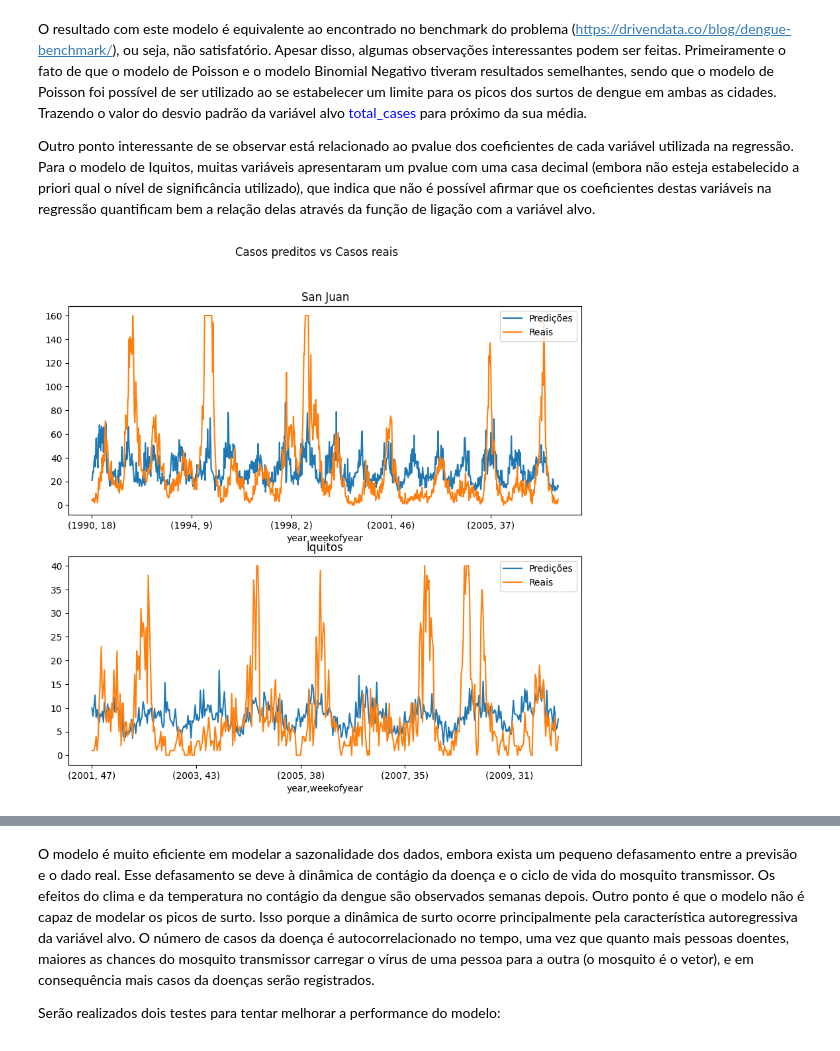
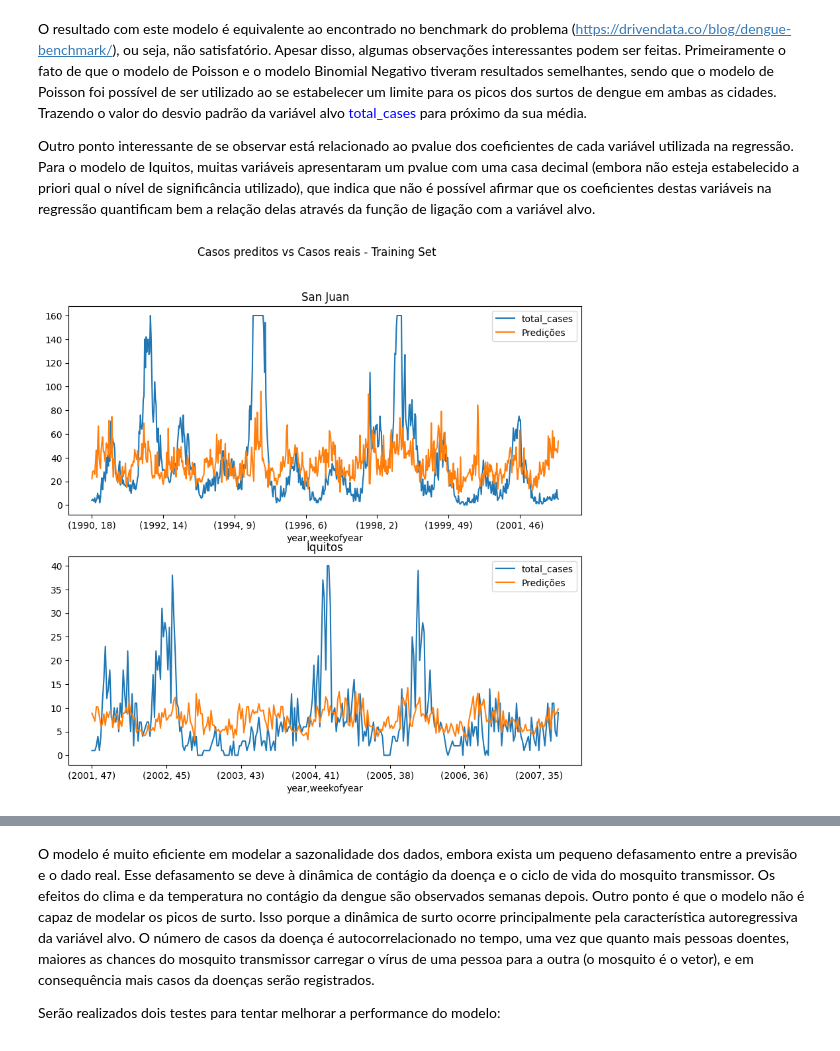
Before and after one commit to dericksaga/ML_Competitions, a Jupyter notebook: DengAI/DengAI_Predicting_v3.ipynb, the cells around one changed output, grey strips where cells are left out. Cells and saved outputs as stored; diff of their text form; code cells hidden in the pictures.

```diff
--- a/DengAI/DengAI_Predicting_v3.ipynb
+++ b/DengAI/DengAI_Predicting_v3.ipynb
@@ -45,6 +45,9 @@ import seaborn as sns
 import statsmodels.api as sm
 from sklearn.model_selection import train_test_split
 import os
+#constantes
+#percentual de dados para conjunto de validação
+PERC_VALID = 0.3
 
 data_path = 'D:\Documents\Google Drive\Competicoes\DrivenData\DengueAI'
 train_data_file = os.path.join(data_path,'dengue_features_train.csv')
@@ -465,21 +468,14 @@ def get_model(train_data, test_data):
     model = smf.glm(formula=model_formula,
                     data=train_data, family=fam)
 
-    results = model.fit()
-    predictions = results.predict(test_data).astype(int)
+    fitted_model = model.fit()
+    predictions = fitted_model.predict(test_data).astype(int)
     score = eval_measures.meanabs(predictions, test_data.total_cases)
-    #print("Score do Modelo: ",score)
-    #realiza a modelagem e a avaliação com o conjunto inteiro de dados de treinamento e teste
-    full_dataset = pd.concat([train_data, test_data])
-    model = smf.glm(formula=model_formula,
-                    data=full_dataset,
-                    family=fam)
-    fitted_model = model.fit()
     return fitted_model
 # %%
 #Separando o conjunto de treinamento do conjunto de validação
 #percentual de dados para validação: 20%
-perc_val = 0.2
+perc_val = PERC_VALID
 def train_test_split_data(data, percent):
     """data = DataFrame que será dividido
     percent = percentual de dados no conjunto de validação"""
@@ -572,24 +568,27 @@ Primeiramente o fato de que o modelo de Poisson e o modelo Binomial Negativo tiv
 
 Outro ponto interessante de se observar está relacionado ao pvalue dos coeficientes de cada variável utilizada na regressão. Para o modelo de Iquitos, muitas variáveis apresentaram um pvalue com uma casa decimal (embora não esteja estabelecido a priori qual o nível de significância utilizado), que indica que não é possível afirmar que os coeficientes destas variáveis na regressão quantificam bem a relação delas através da função de ligação com a variável alvo.
 # %%
-figs, axs = plt.subplots(2,1, figsize=(10,9))
+def plot_predictions(sj_label, iq_label, sj_preds, iq_preds):
+    """sj_label = data frame com total_cases para San Juan
+    iq_label = data frame com total_cases para Iquitos
+    sj_preds = predições de San Juan
+    ip_preds = predições de Iquitos"""
+    figs, axs = plt.subplots(2,1, figsize=(10,9))
+    sj_label.plot(ax=axs[0])
+    axs[0].plot(sj_preds, label="Predições")
+    axs[0].legend()
+    axs[0].set_title('San Juan')
 
-sj_data_fit = sj_data.copy()
-iq_data_fit = iq_data.copy()
+    iq_label.plot(ax=axs[1])
+    axs[1].plot(iq_preds, label="Predições")
+    axs[1].legend()
+    axs[1].set_title('Iquitos')
 
-sj_data_fit['fitted'] = sj_model.fittedvalues.values
-sj_data_fit['fitted'].plot(ax=axs[0], label="Predições")
-sj_data_fit['total_cases'].plot(ax=axs[0], label="Reais")
-axs[0].legend()
-axs[0].set_title('San Juan')
+    plt.suptitle("Casos preditos vs Casos reais - Training Set")
+    plt.show()
+    return None
 
-iq_data_fit['fitted'] = iq_model.fittedvalues.values
-iq_data_fit['fitted'].plot(ax=axs[1], label="Predições")
-iq_data_fit['total_cases'].plot(ax=axs[1], label="Reais")
-axs[1].legend()
-axs[1].set_title('Iquitos')
-
-plt.suptitle("Casos preditos vs Casos reais")
-plt.show()
+plot_predictions(sj_data_train['total_cases'], iq_data_train['total_cases'],
+                 sj_model.fittedvalues.values,iq_model.fittedvalues.values)
 # %% [output]
-[figure, old version]
+[figure, new version]
```
Also changed, not shown: parts of 29 cells of this notebook.
